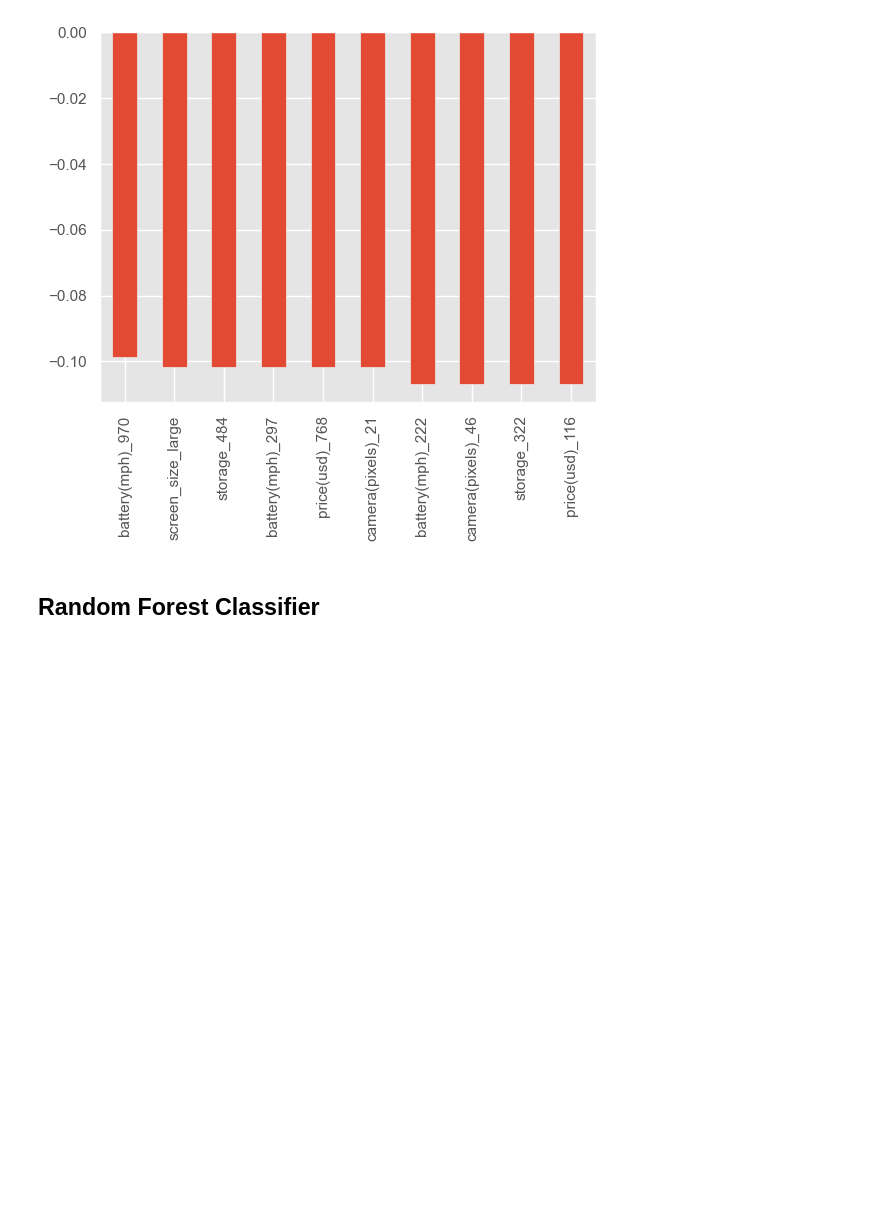
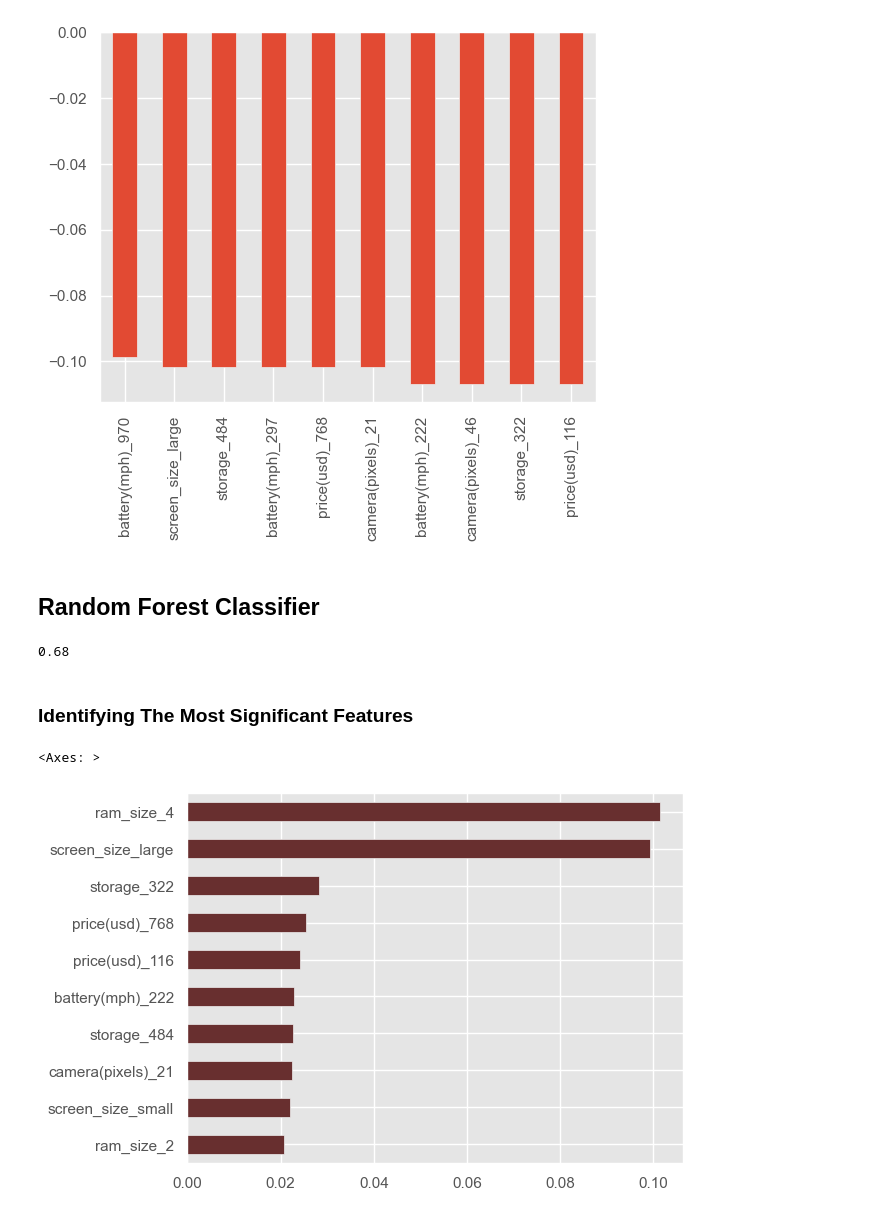
Before and after one commit to kudzaiprichard/smartphone-conjoint-analysis, a Jupyter notebook: conjoint_analysis.ipynb, the cells around one changed output. Cells and saved outputs as stored; diff of their text form; code cells hidden in the pictures; blank space fills up the shorter version.

Commit message:
Created and trained a random forest classifier model Identifyed the most significant Feautres using the trained model

```diff
--- a/conjoint_analysis.ipynb
+++ b/conjoint_analysis.ipynb
@@ -316,3 +316,25 @@ _plt = (weights.sort_values(ascending = False)[-10:]
 [figure]
 # %% [markdown]
 ## Random Forest Classifier
+# %%
+from sklearn.ensemble import RandomForestClassifier
+
+model_rf = RandomForestClassifier(n_estimators=1000 , oob_score = True, n_jobs = -1,
+                                  random_state =50, max_features = 0.5,
+                                  max_leaf_nodes = 30)
+model_rf.fit(X_train, y_train)
+
+# Make predictions
+prediction_test = model_rf.predict(X_test)
+print(metrics.mean_squared_error(y_test, prediction_test))
+# %% [output]
+0.68
+# %% [markdown]
+### Identifying The Most Significant Features
+# %%
+sig = model_rf.feature_importances_
+weights = pd.Series(sig,index=X.columns.values)
+weights.sort_values()[-10:].plot(kind = 'barh', color = '#682F2F')
+# %% [output]
+<Axes: >
+[figure, added]
```
